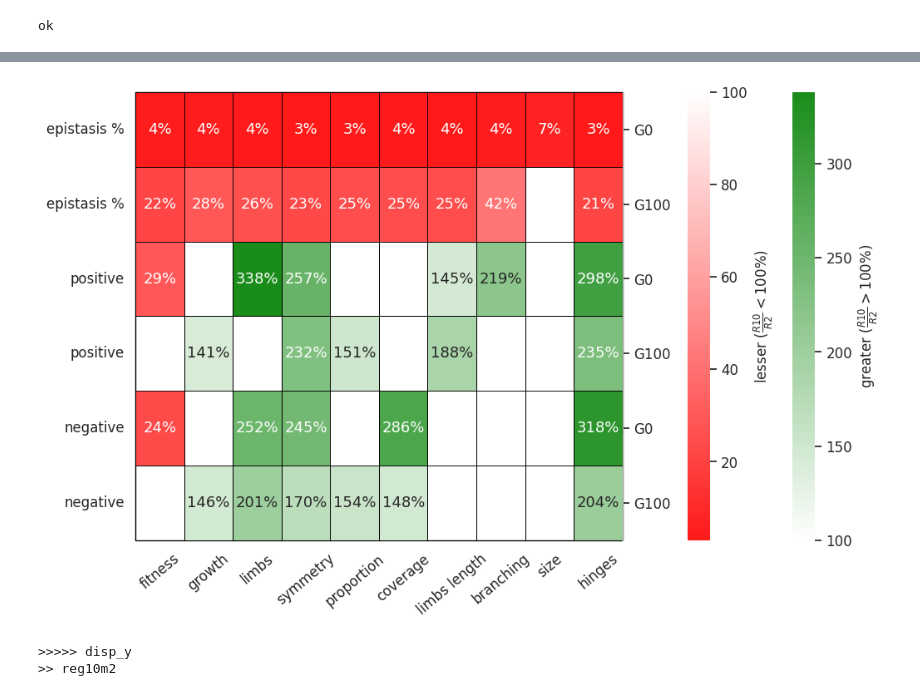
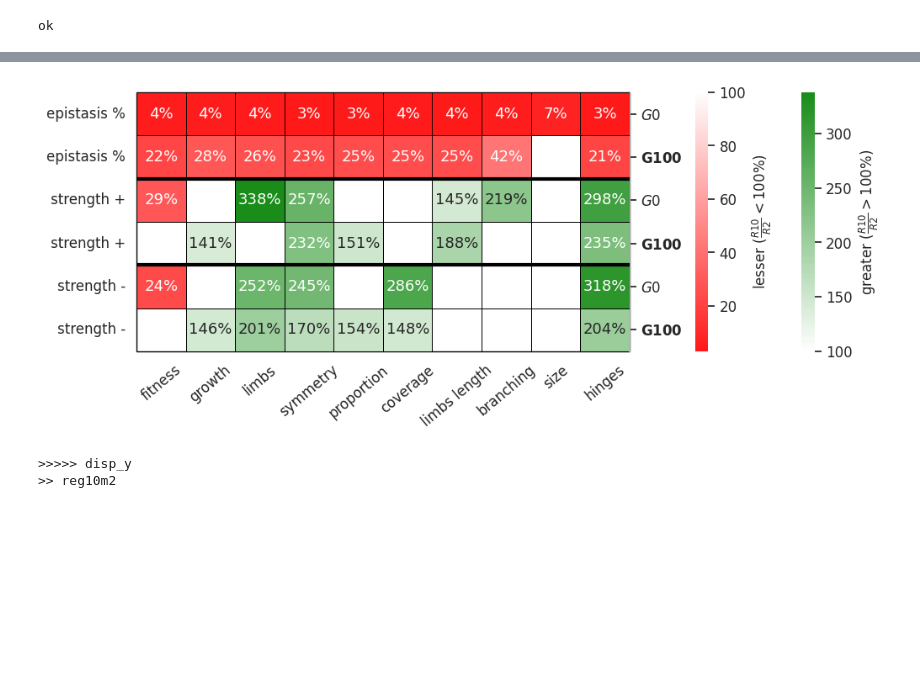
Before and after one commit to karinemiras/revolve2, a Jupyter notebook: experiments/default_study/knockout_analysisv4.ipynb, the cells around one changed output, grey strips where cells are left out. Cells and saved outputs as stored; diff of their text form; code cells hidden in the pictures; blank space fills up the shorter version.

Commit message:
correlation plots fix

```diff
--- a/experiments/default_study/knockout_analysisv4.ipynb
+++ b/experiments/default_study/knockout_analysisv4.ipynb
@@ -77,8 +77,8 @@ ok
 ### EPISTASIS CHANGES r10/r2: raw data ###
 
 metrics = ['epistasis_percent',  'avg_positive',  'avg_negative']
-metric_labels = ['epistasis %','positive', 'negative']
-
+metric_labels = ['epistasis %','strength +', 'strength -']
+#epistasis strenght (+)
 clrs = ['#009900',
         '#EE8610']
 
@@ -188,7 +188,10 @@ for i, metric in enumerate(metrics):
     for gen_idx, gen in enumerate(generations):
         row_index = i * len(generations) + gen_idx
         row_labels.append(f"{metric}")
-        gen_labels.append(f"G{gen}")
+        if gen == 100:
+            gen_labels.append(rf'$\mathbf{{G{gen}}}$')
+        else:
+            gen_labels.append(rf'$\mathit{{G{gen}}}$')
 
         for j, trait in enumerate(traits):
             df_trait = df_traits[trait].copy(deep=True)
@@ -234,7 +237,7 @@ mask_red = heatmap_data < 100   # Mask for values less than 100 (red)
 mask_combined_green = mask_pvalue | ~mask_green  # Cells that should be masked in green colormap
 mask_combined_red = mask_pvalue | ~mask_red      # Cells that should be masked in red colormap
 
-fig, ax = plt.subplots(figsize=(12, 7))
+fig, ax = plt.subplots(figsize=(12, 4))
 
 # Plot heatmap for values > 100 with green colormap and black cell borders
 sns.heatmap(
@@ -271,35 +274,38 @@ ax.set_xticks(ax.get_xticks(), minor=True)
 ax.grid(False)
 
 # Set x tick labels to font size 12
 ax.set_xticklabels(traits_labels, rotation=40, fontsize=12)
 
 # Adjust y-axis labels: primary labels (e.g., metric) on the left...
 ax.set_yticklabels(np.repeat(metric_labels, 2), rotation=0, ha='right', fontsize=12)
 # ...and a secondary y-axis for the generation labels on the right
 ax2 = ax.secondary_yaxis('right')
 ax2.set_yticks(ax.get_yticks())
 ax2.set_yticklabels(gen_labels, rotation=0, ha='left', fontsize=12)
 
 # Adjust color bar tick and label sizes for both color bars
 cbar_green = ax.collections[0].colorbar
 cbar_green.ax.tick_params(labelsize=12)
 cbar_green.ax.yaxis.label.set_size(12)
 
 cbar_red = ax.collections[-1].colorbar
 cbar_red.ax.tick_params(labelsize=12)
 cbar_red.ax.yaxis.label.set_size(12)
 
 ax.patch.set_edgecolor('black')
 ax.patch.set_linewidth(1)
 
+# After plotting the heatmap
+ax.axhline(y=2, color='black', linewidth=3)
+ax.axhline(y=4, color='black', linewidth=3)
 
 #plt.xlabel("Traits")
 #plt.ylabel("Metrics")
 #plt.title("Epistasis Changes")
 
-fig.savefig(f'{path}/knockouts/epistasis_change_gens_heatmap.png', dpi=300, bbox_inches='tight')
+fig.savefig(f'{path}/knockouts/epistasis_change_R10R2.png', dpi=300, bbox_inches='tight')
 # %% [output]
-[figure, old version]
+[figure, new version]
 # %%
 
 
```
Also changed, not shown: parts of 3 cells of this notebook, 1 other file.
